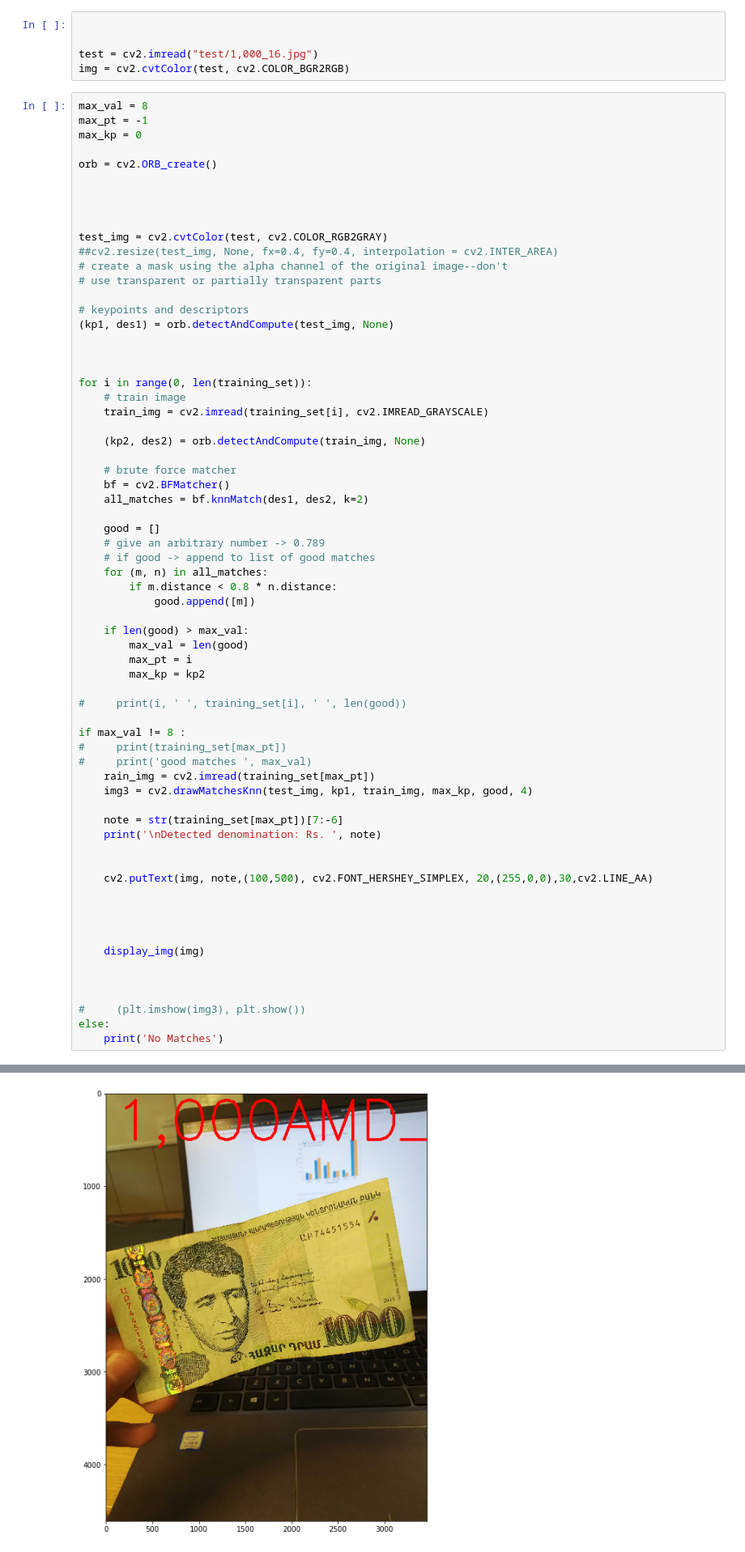
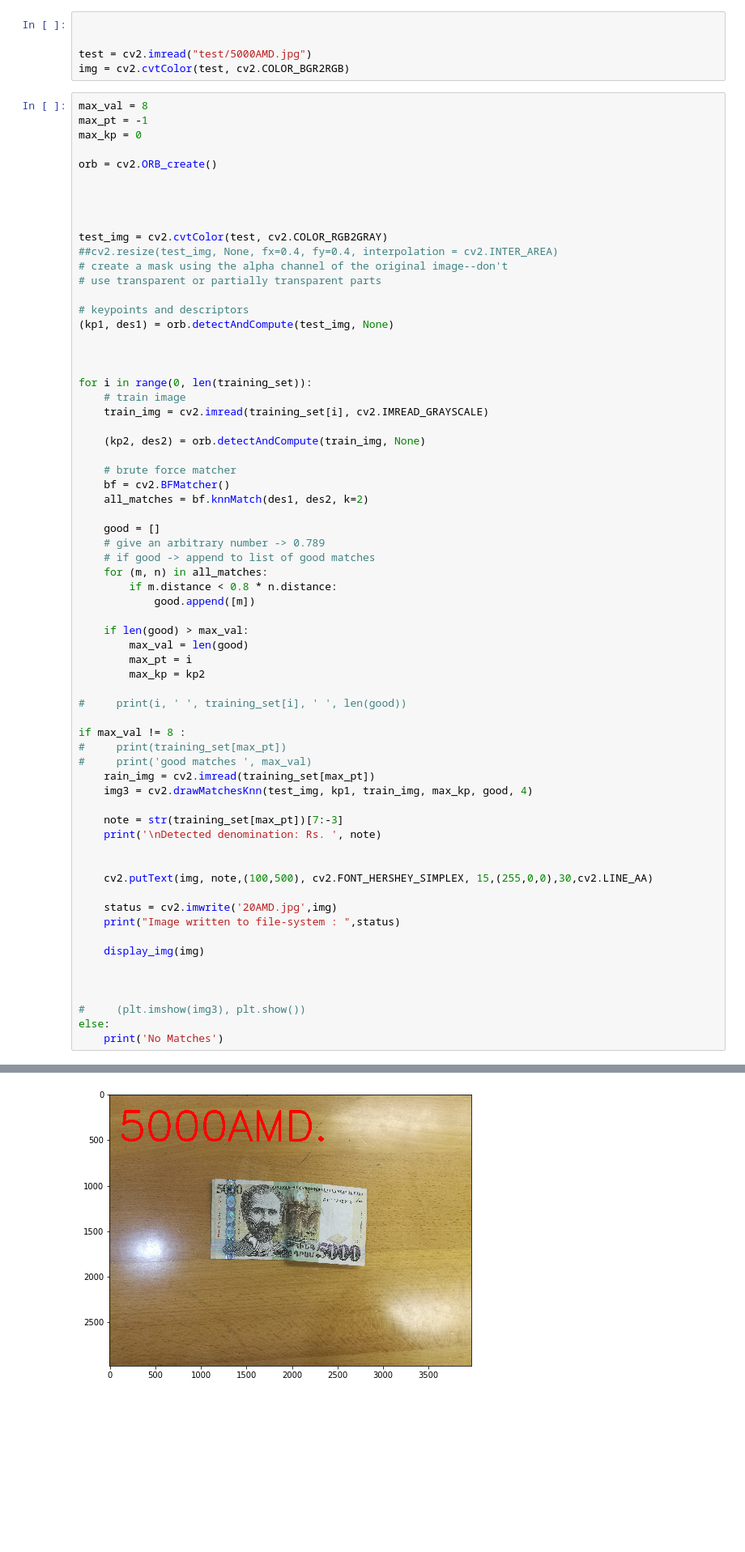
Before and after one commit to Rawadx/Armenian_Dram_bills_Recognition_Project, a Jupyter notebook: Image_Bill_detection.ipynb, the cells around one changed output, grey strips where cells are left out. Shown at 81% size. Drawn from its saved outputs; the diff is of its cells as text; blank space fills up the shorter version.

```diff
--- a/Image_Bill_detection.ipynb
+++ b/Image_Bill_detection.ipynb
@@ -25,7 +25,7 @@ def display_img(img,cmap=None):
 # %%
 
 
-test = cv2.imread("test/1,000_16.jpg")
+test = cv2.imread("test/5000AMD.jpg")
 img = cv2.cvtColor(test, cv2.COLOR_BGR2RGB)
 # %%
 max_val = 8
@@ -77,14 +77,14 @@ if max_val != 8 :
     rain_img = cv2.imread(training_set[max_pt])
     img3 = cv2.drawMatchesKnn(test_img, kp1, train_img, max_kp, good, 4)
 
-    note = str(training_set[max_pt])[7:-6]
+    note = str(training_set[max_pt])[7:-3]
     print('\nDetected denomination: Rs. ', note)
 
 
-    cv2.putText(img, note,(100,500), cv2.FONT_HERSHEY_SIMPLEX, 20,(255,0,0),30,cv2.LINE_AA)
+    cv2.putText(img, note,(100,500), cv2.FONT_HERSHEY_SIMPLEX, 15,(255,0,0),30,cv2.LINE_AA)
 
-
-
+    status = cv2.imwrite('20AMD.jpg',img)
+    print("Image written to file-system : ",status)
 
     display_img(img)
 
@@ -98 +99 @@ Detected denomination: Rs.  1,000AMD_
-[figure, old version]
+[figure, new version]
```
Also changed, not shown: parts of 1 cell of this notebook, 7 other files.
